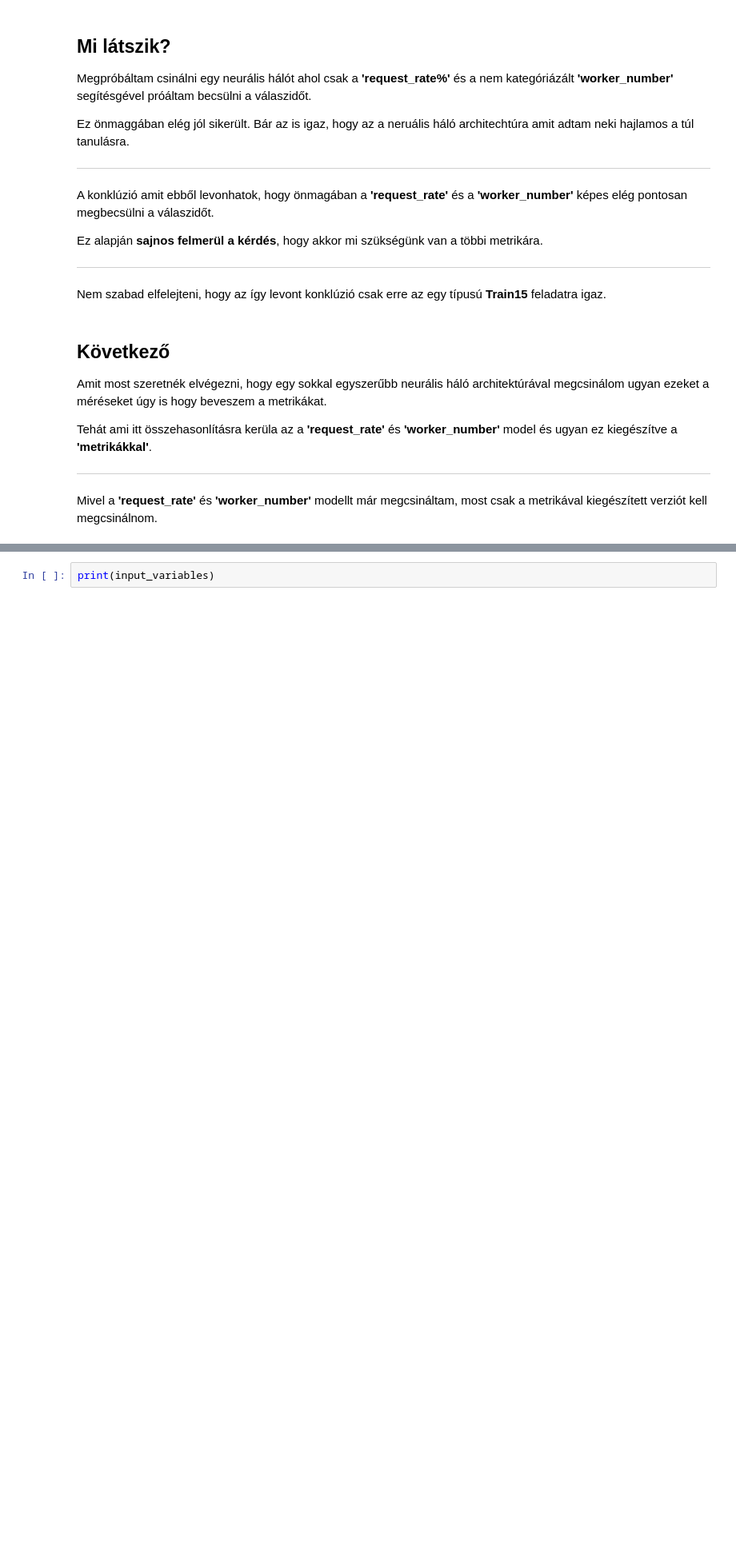
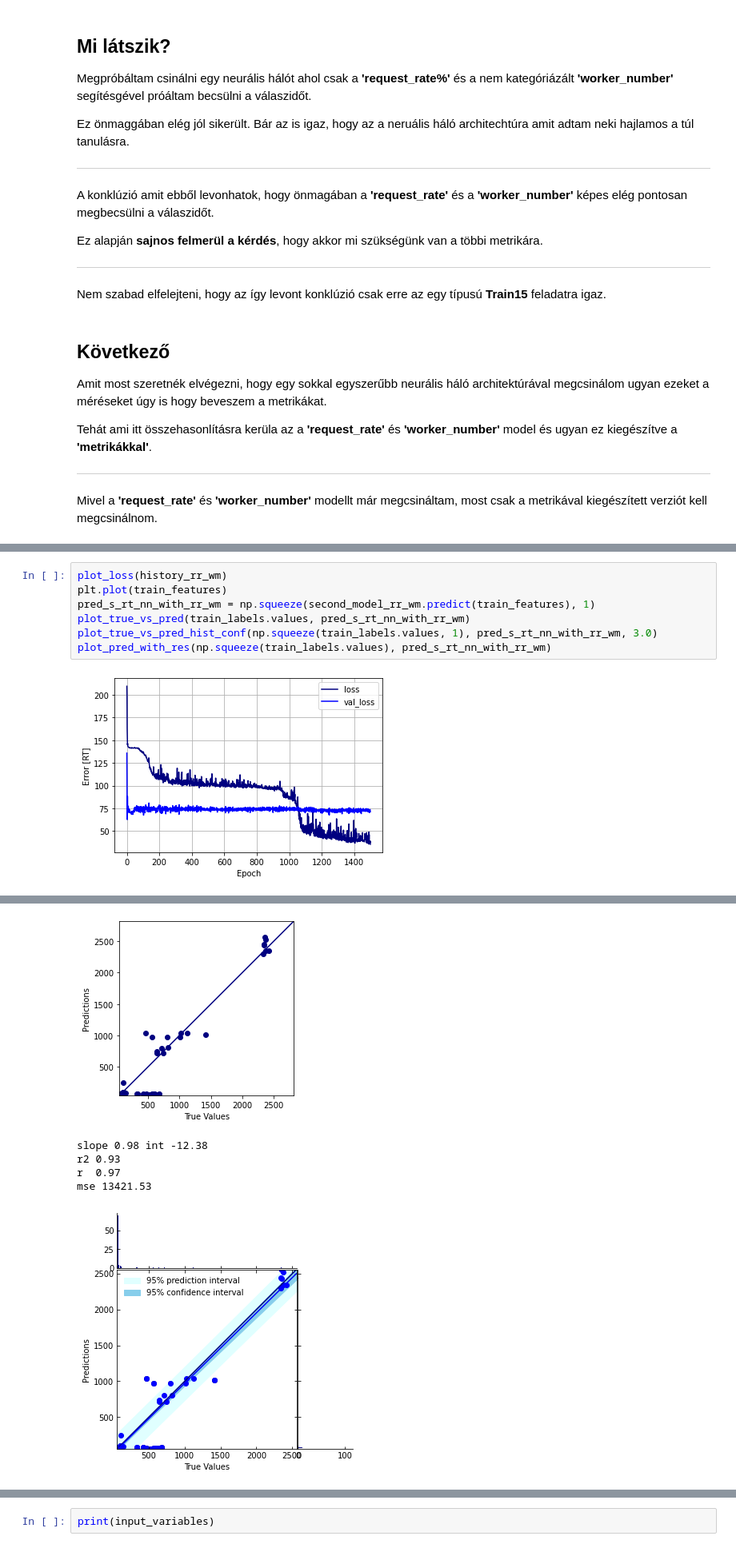
Before and after one commit to JoDeMiro/Scaler, a Jupyter notebook: Train/Train15/Kísélet.ipynb, the cells around one changed output, grey strips where cells are left out. Shown at 80% size. Drawn from its saved outputs; the diff is of its cells as text; blank space fills up the shorter version.

```diff
--- a/Train/Train15/Kísélet.ipynb
+++ b/Train/Train15/Kísélet.ipynb
@@ -1772,0 +1959,9 @@ Mivel a **'request_rate'** és **'worker_number'** modellt már megcsináltam, m
+# %%
+plot_loss(history_rr_wm)
+plt.plot(train_features)
+pred_s_rt_nn_with_rr_wm = np.squeeze(second_model_rr_wm.predict(train_features), 1)
+plot_true_vs_pred(train_labels.values, pred_s_rt_nn_with_rr_wm)
+plot_true_vs_pred_hist_conf(np.squeeze(train_labels.values, 1), pred_s_rt_nn_with_rr_wm, 3.0)
+plot_pred_with_res(np.squeeze(train_labels.values), pred_s_rt_nn_with_rr_wm)
+# %% [output]
+[figure, added]
@@ -1772,0 +1969,6 @@ Mivel a **'request_rate'** és **'worker_number'** modellt már megcsináltam, m
+[figure, added]
+slope 0.98 int -12.38
+r2 0.93
+r  0.97
+mse 13421.53
+[figure, added]
```
Also changed, not shown: parts of 18 cells of this notebook.
